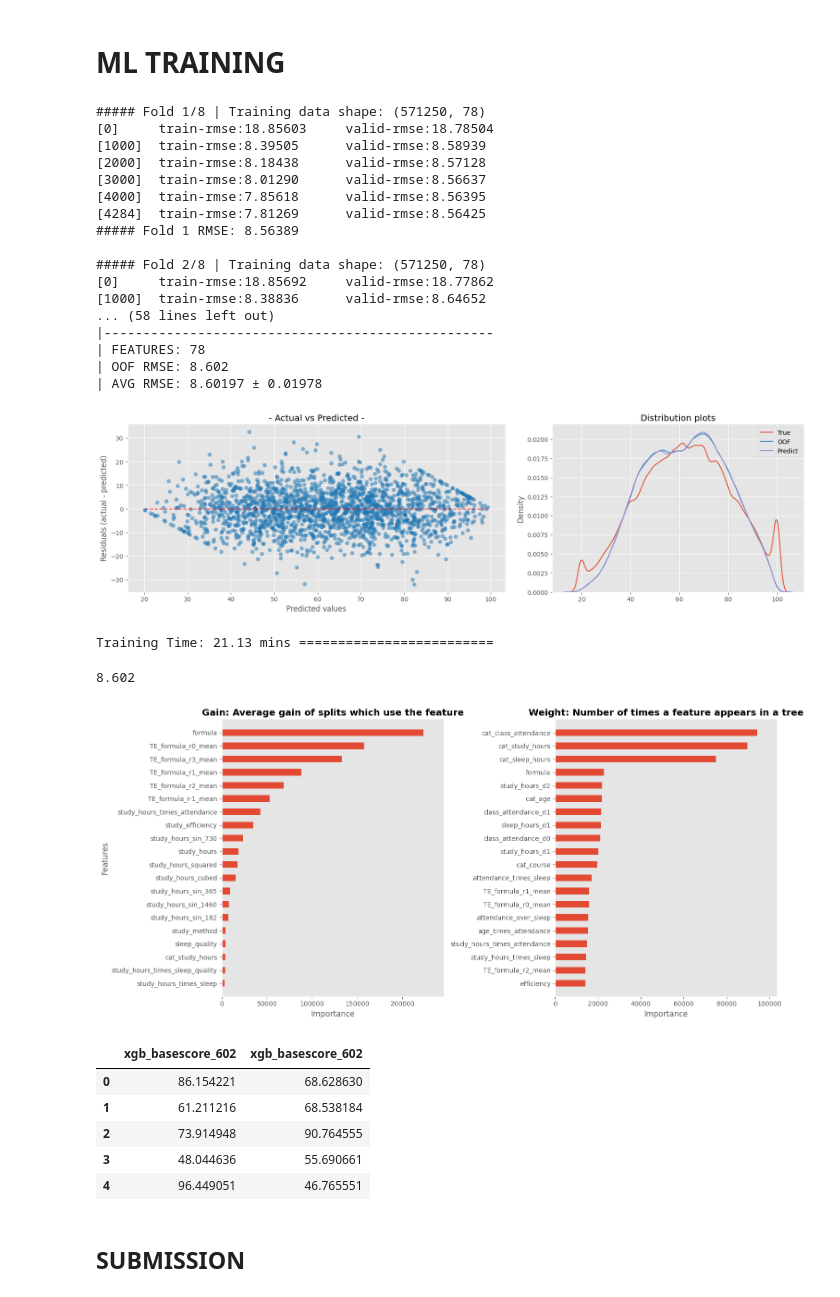
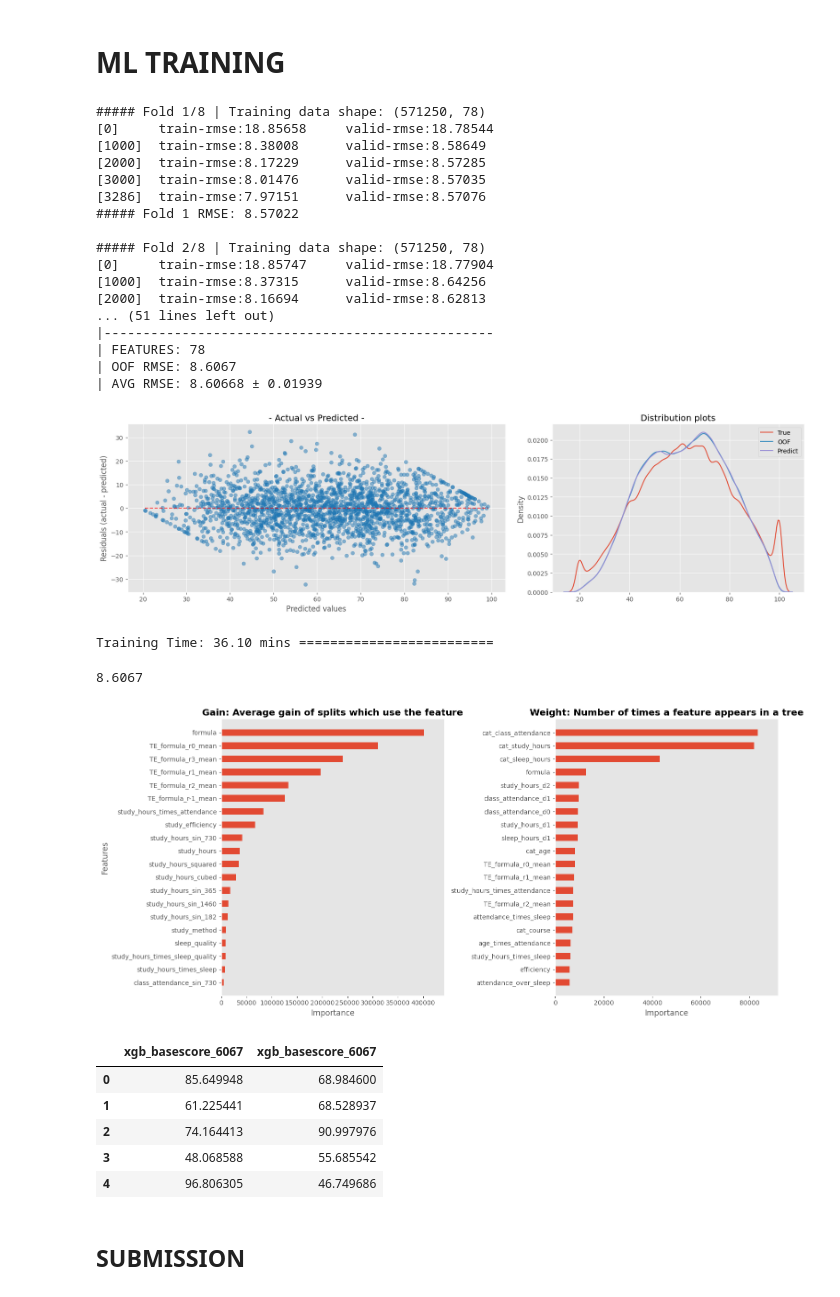
Before and after one commit to coded-sly/ps6e1-Student-Test-Score, a Jupyter notebook: ps6e1-xgb-orig-basescore.ipynb, the cells around one changed output. Cells and saved outputs as stored; diff of their text form; code cells hidden in the pictures.

Commit message:
Kaggle Notebook | ps6e1 | XGB | Orig+BaseScore | ⬆️ v1_lossguide_TE

```diff
--- a/ps6e1-xgb-orig-basescore.ipynb
+++ b/ps6e1-xgb-orig-basescore.ipynb
@@ -809,9 +809,9 @@ for i, (train_idx, val_idx) in enumerate(kf.split(X)):
     params = {
         # 'sampling_method': 'gradient_based',
         # # ---------------------------------------
-        # 'grow_policy': 'lossguide',
-        # 'max_leaves': 128,
-        'max_depth': 8,  # 0 if lossguide
+        'grow_policy': 'lossguide',
+        'max_leaves': 128,
+        'max_depth': 0,  # 0 if lossguide
         # ---------------------------------------
         'objective': 'reg:squarederror',
         'eval_metric': "rmse",
@@ -819,7 +819,7 @@ for i, (train_idx, val_idx) in enumerate(kf.split(X)):
         'subsample': 0.85,
         'colsample_bytree': 0.35,
         'reg_lambda': 3.0,
-        'reg_alpha': 1.5,
+        # 'reg_alpha': 1.5,
         'min_child_weight': 10,
         # 'max_cat_to_onehot': 9,
         'random_state': SEED,
@@ -870,53 +870,53 @@ display = PredictionErrorDisplay.from_predictions(
     pd.Series(y), oof_preds, ax=axs[0], subsample=2000,
     # kind = "actual_vs_predicted",
     scatter_kwargs={"alpha": 0.5}, line_kwargs={'color': 'r'},
         )
 axs[0].set_title(f"- Actual vs Predicted -")
 
 LABELS = ['True', 'OOF', 'Predict']
 sns.kdeplot(y, ax=axs[1], label=LABELS[0])
 sns.kdeplot(oof_preds, ax=axs[1], label=LABELS[1])
 sns.kdeplot(test_preds, ax=axs[1], label=LABELS[2])
 axs[1].set_title(f"Distribution plots")
 
 for ax in axs:
     # ax.grid(False)
     ax.spines['top'].set_visible(False)
     ax.spines['right'].set_visible(False)
 
 plt.legend()
 plt.tight_layout()
 plt.show()
 
 tok = time()
 tiktok = (tok-tik) / 60
 print(f"Training Time: {tiktok:.2f} mins {'='*25}")
 # %% [output]
 ##### Fold 1/8 | Training data shape: (571250, 78)
-[0]     train-rmse:18.85603     valid-rmse:18.78504
-[1000]  train-rmse:8.39505      valid-rmse:8.58939
-[2000]  train-rmse:8.18438      valid-rmse:8.57128
-[3000]  train-rmse:8.01290      valid-rmse:8.56637
-[4000]  train-rmse:7.85618      valid-rmse:8.56395
-[4284]  train-rmse:7.81269      valid-rmse:8.56425
-##### Fold 1 RMSE: 8.56389
+[0]     train-rmse:18.85658     valid-rmse:18.78544
+[1000]  train-rmse:8.38008      valid-rmse:8.58649
+[2000]  train-rmse:8.17229      valid-rmse:8.57285
+[3000]  train-rmse:8.01476      valid-rmse:8.57035
+[3286]  train-rmse:7.97151      valid-rmse:8.57076
+##### Fold 1 RMSE: 8.57022
 
 ##### Fold 2/8 | Training data shape: (571250, 78)
-[0]     train-rmse:18.85692     valid-rmse:18.77862
-[1000]  train-rmse:8.38836      valid-rmse:8.64652
-... (58 lines left out)
+[0]     train-rmse:18.85747     valid-rmse:18.77904
+[1000]  train-rmse:8.37315      valid-rmse:8.64256
+[2000]  train-rmse:8.16694      valid-rmse:8.62813
+... (51 lines left out)
 |--------------------------------------------------
 | FEATURES: 78
-| OOF RMSE: 8.602
-| AVG RMSE: 8.60197 ± 0.01978
+| OOF RMSE: 8.6067
+| AVG RMSE: 8.60668 ± 0.01939
-[figure, old version]
+[figure, new version]
-Training Time: 21.13 mins =========================
+Training Time: 36.10 mins =========================
 # %%
 float(overall_score)
 # ORIG + base_score + 5folds + 0.1 + depth 8
 # lg=8.63772 || dw=8.63617
 # %% [output]
-8.602
+8.6067
 # %%
 ## -- plot_shap --
 MAX = 20
@@ -942,7 +942,7 @@ for ax in axs:
 plt.tight_layout()
 plt.show()
 # %% [output]
-[figure, old version]
+[figure, new version]
 # %%
 n = f"xgb_basescore_" + f"{overall_score}".split('.')[1]
 oof_final  = pd.DataFrame(oof_preds, columns=[n])
@@ -950,12 +950,12 @@ test_final = pd.DataFrame(test_preds, columns=[n])
 
 pd.concat([oof_final, test_final], axis=1).head()
 # %% [output]
-|  | xgb_basescore_602 | xgb_basescore_602 |
-| 0 | 86.154221 | 68.628630 |
-| 1 | 61.211216 | 68.538184 |
-| 2 | 73.914948 | 90.764555 |
-| 3 | 48.044636 | 55.690661 |
-| 4 | 96.449051 | 46.765551 |
+|  | xgb_basescore_6067 | xgb_basescore_6067 |
+| 0 | 85.649948 | 68.984600 |
+| 1 | 61.225441 | 68.528937 |
+| 2 | 74.164413 | 90.997976 |
+| 3 | 48.068588 | 55.685542 |
+| 4 | 96.806305 | 46.749686 |
 # %% [markdown]
 ## SUBMISSION
 # %%
```
Also changed, not shown: parts of 1 cell of this notebook.
